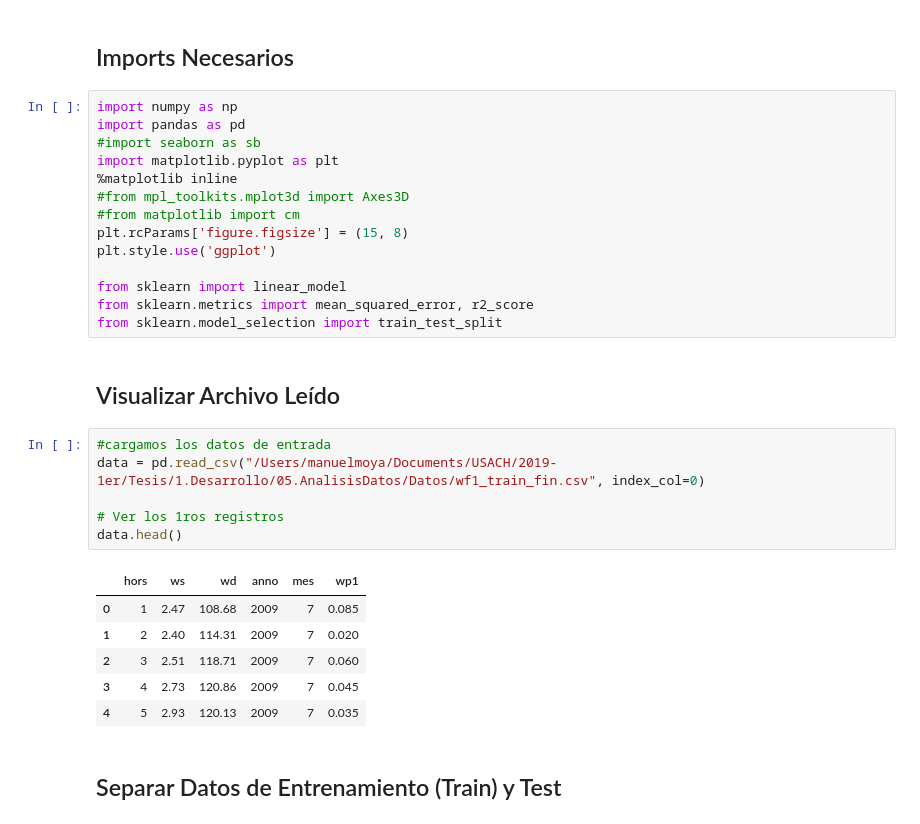
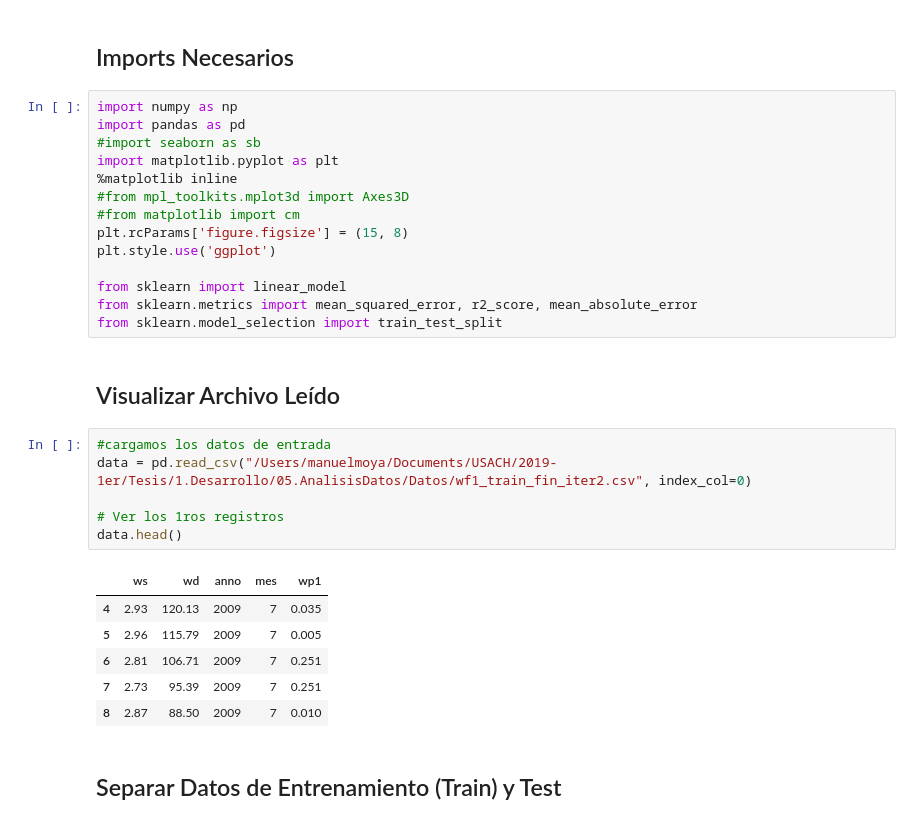
Before and after one commit to manumoya/TesisCivInfUSACH, a Jupyter notebook: 06.JupiterNote/reg_lin_Nvar.ipynb, the cells around one changed output. Saved outputs shown, nothing was run; the diff lists cells and outputs as text.

```diff
--- a/06.JupiterNote/reg_lin_Nvar.ipynb
+++ b/06.JupiterNote/reg_lin_Nvar.ipynb
@@ -14,23 +14,23 @@ plt.rcParams['figure.figsize'] = (15, 8)
 plt.style.use('ggplot')
 
 from sklearn import linear_model
-from sklearn.metrics import mean_squared_error, r2_score
+from sklearn.metrics import mean_squared_error, r2_score, mean_absolute_error
 from sklearn.model_selection import train_test_split
 # %% [markdown]
 ## Visualizar Archivo Leído
 # %%
 #cargamos los datos de entrada
-data = pd.read_csv("/Users/manuelmoya/Documents/USACH/2019-1er/Tesis/1.Desarrollo/05.AnalisisDatos/Datos/wf1_train_fin.csv", index_col=0)
+data = pd.read_csv("/Users/manuelmoya/Documents/USACH/2019-1er/Tesis/1.Desarrollo/05.AnalisisDatos/Datos/wf1_train_fin_iter2.csv", index_col=0)
 
 # Ver los 1ros registros
 data.head()
 # %% [output]
-|  | hors | ws | wd | anno | mes | wp1 |
-| 0 | 1 | 2.47 | 108.68 | 2009 | 7 | 0.085 |
-| 1 | 2 | 2.40 | 114.31 | 2009 | 7 | 0.020 |
-| 2 | 3 | 2.51 | 118.71 | 2009 | 7 | 0.060 |
-| 3 | 4 | 2.73 | 120.86 | 2009 | 7 | 0.045 |
-| 4 | 5 | 2.93 | 120.13 | 2009 | 7 | 0.035 |
+|  | ws | wd | anno | mes | wp1 |
+| 4 | 2.93 | 120.13 | 2009 | 7 | 0.035 |
+| 5 | 2.96 | 115.79 | 2009 | 7 | 0.005 |
+| 6 | 2.81 | 106.71 | 2009 | 7 | 0.251 |
+| 7 | 2.73 | 95.39 | 2009 | 7 | 0.251 |
+| 8 | 2.87 | 88.50 | 2009 | 7 | 0.010 |
 # %% [markdown]
 ## Separar Datos de Entrenamiento (Train) y Test
 # %%
```
Also changed, not shown: parts of 6 cells of this notebook, 6 other files.
